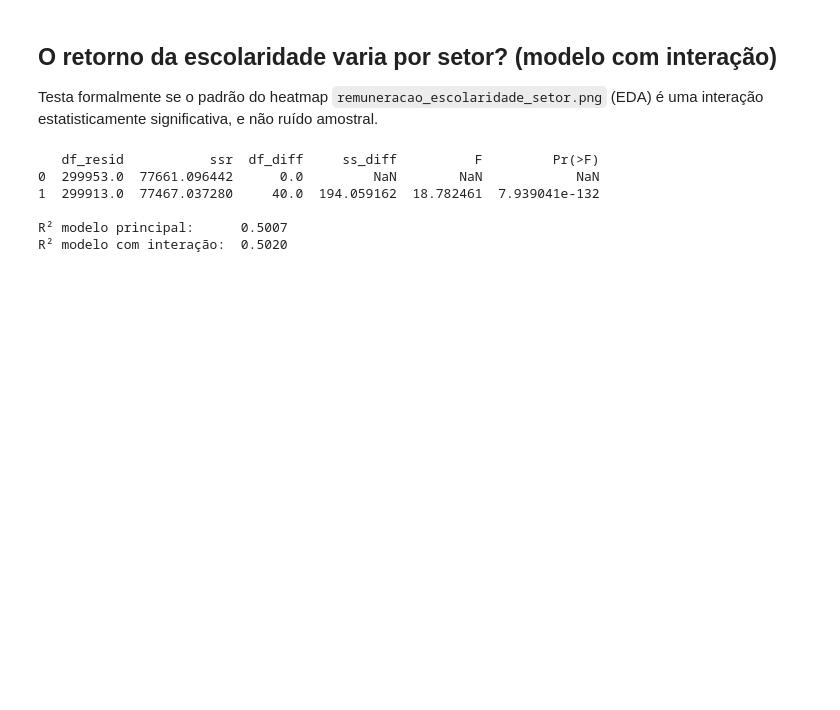
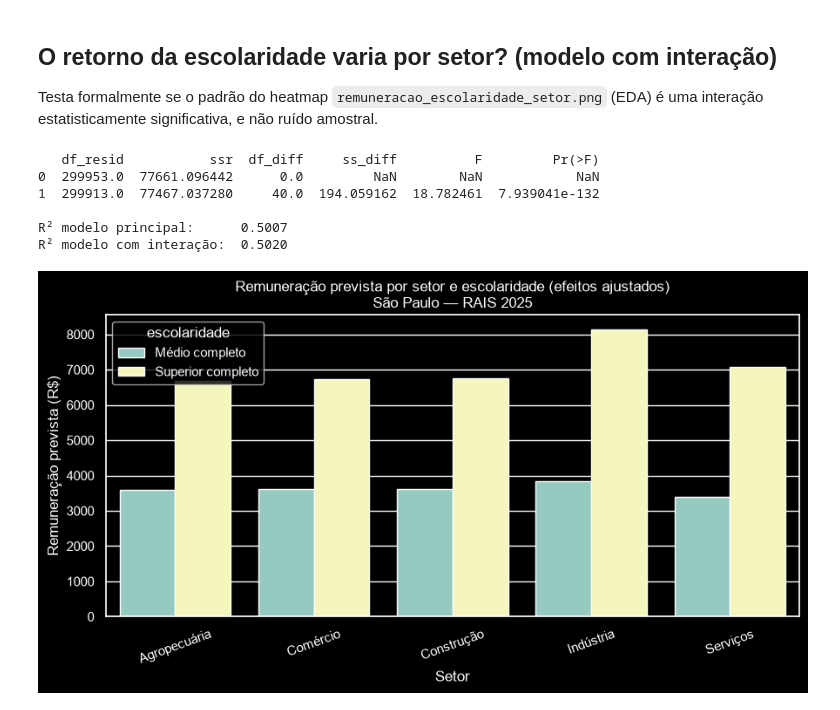
Before and after one commit to gil-zip/analise-escolaridade-remuneracao-rais, a Jupyter notebook: notebooks/03_analise_estatistica.ipynb, the cells around one changed output. Cells and saved outputs as stored; diff of their text form; code cells hidden in the pictures; blank space fills up the shorter version.

Commit message:
Visualização e síntese final - visualização dos efeitos ajustados e síntese dos resultados

```diff
--- a/notebooks/03_analise_estatistica.ipynb
+++ b/notebooks/03_analise_estatistica.ipynb
@@ -299,3 +299,40 @@ print(f"R² modelo com interação:  {modelo_interacao.rsquared:.4f}")
 
 R² modelo principal:      0.5007
 R² modelo com interação:  0.5020
+# %%
+niveis_chave = ["Médio completo", "Superior completo"]
+setores = df_modelo["setor"].astype("category").cat.categories
+medianas_controle = df_modelo[["idade", "horas_contratadas", "tempo_emprego"]].median()
+
+previsoes = []
+for nivel in niveis_chave:
+    for setor in setores:
+        linha = pd.DataFrame({
+            "escolaridade": [nivel],
+            "setor": [setor],
+            "idade": [medianas_controle["idade"]],
+            "sexo": [df_modelo["sexo"].mode()[0]],
+            "horas_contratadas": [medianas_controle["horas_contratadas"]],
+            "tempo_emprego": [medianas_controle["tempo_emprego"]],
+            "tipo_vinculo": [df_modelo["tipo_vinculo"].mode()[0]],
+            "tamanho_estabelecimento": [df_modelo["tamanho_estabelecimento"].mode()[0]],
+        })
+        pred_log = modelo_interacao.predict(linha).iloc[0]
+        previsoes.append({
+            "escolaridade": nivel, "setor": setor,
+            "remuneracao_prevista": np.exp(pred_log),
+        })
+
+df_previsoes = pd.DataFrame(previsoes)
+
+fig, ax = plt.subplots(figsize=(9, 5))
+sns.barplot(data=df_previsoes, x="setor", y="remuneracao_prevista", hue="escolaridade", ax=ax)
+ax.set_title("Remuneração prevista por setor e escolaridade (efeitos ajustados)\nSão Paulo — RAIS 2025")
+ax.set_ylabel("Remuneração prevista (R$)")
+ax.set_xlabel("Setor")
+plt.xticks(rotation=20)
+plt.tight_layout()
+plt.savefig(FIGURES / "regressao_setor_escolaridade.png", dpi=300, bbox_inches="tight")
+plt.show()
+# %% [output]
+[figure, added]
```
Also changed, not shown: parts of 1 cell of this notebook.
